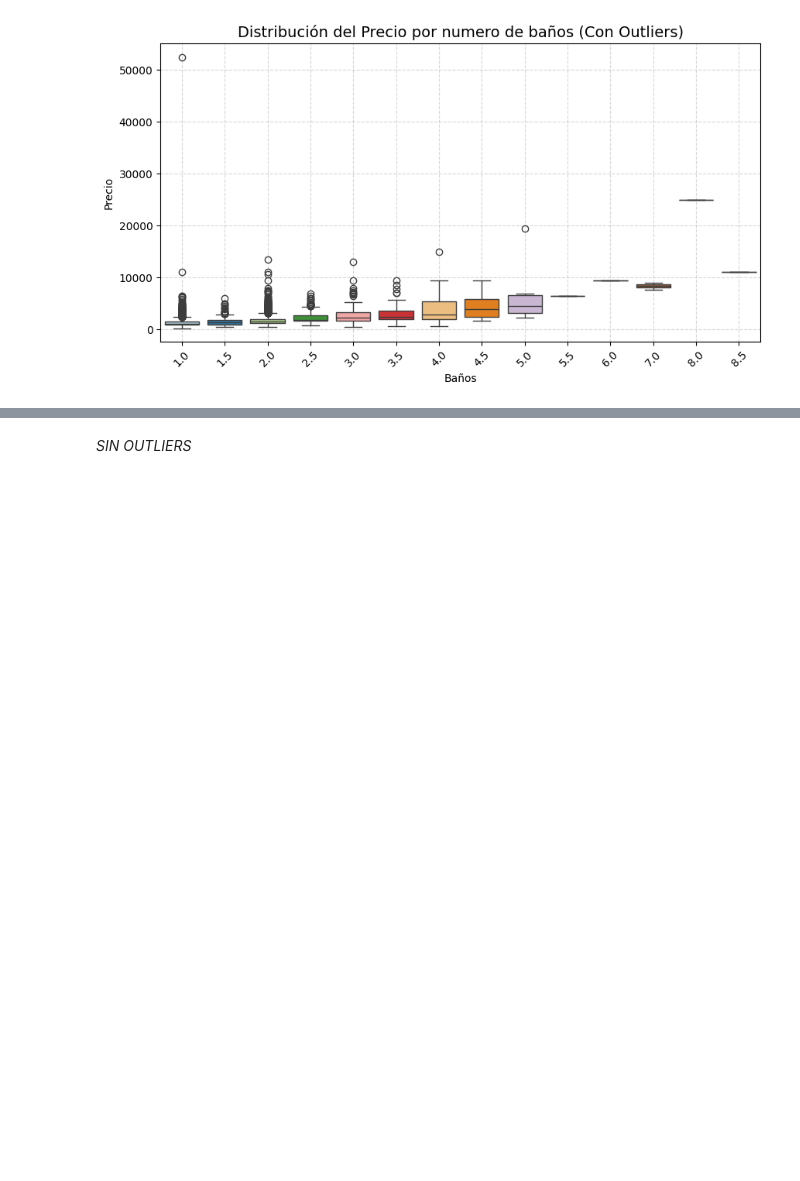
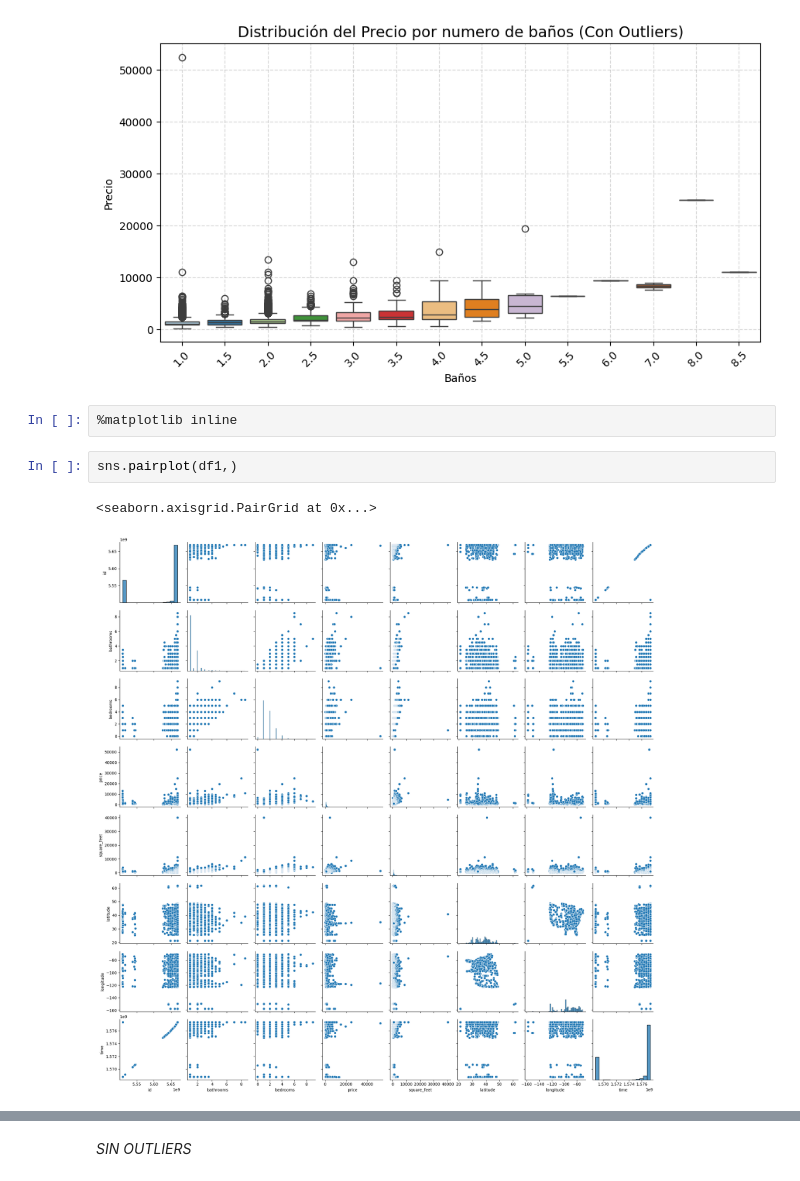
Before and after one commit to CesarAEH/Proyecto-Anal-tica, a Jupyter notebook: tarea2.ipynb, the cells around one changed output, grey strips where cells are left out. Drawn from its saved outputs; the diff is of its cells as text; blank space fills up the shorter version.

```diff
--- a/tarea2.ipynb
+++ b/tarea2.ipynb
@@ -324,3 +323,10 @@ Passing `palette` without assigning `hue` is deprecated and will be removed in v
 
   sns.boxplot(data=df1, x="bathrooms", y="price", palette="Paired")
 [figure]
+# %%
+%matplotlib inline
+# %%
+sns.pairplot(df1,)
+# %% [output]
+<seaborn.axisgrid.PairGrid at 0x...>
+[figure, added]
```
Also changed, not shown: parts of 8 cells of this notebook.
